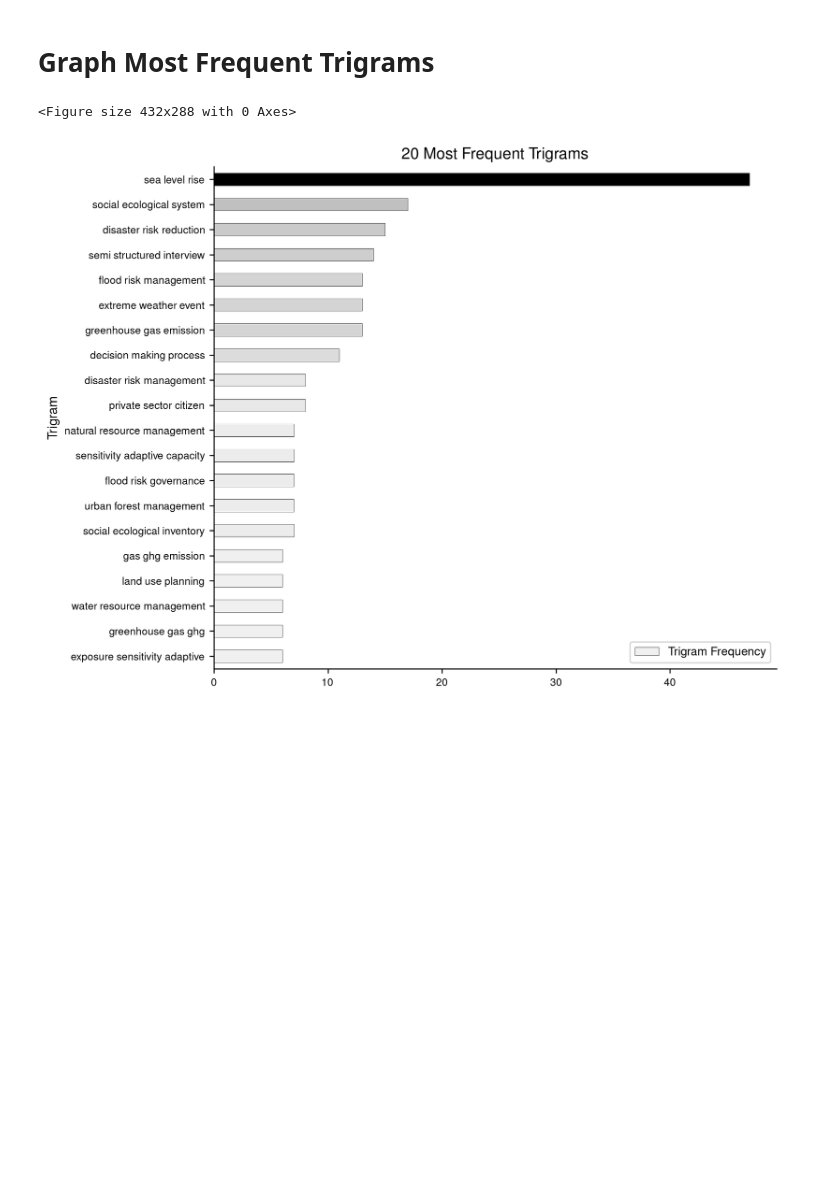
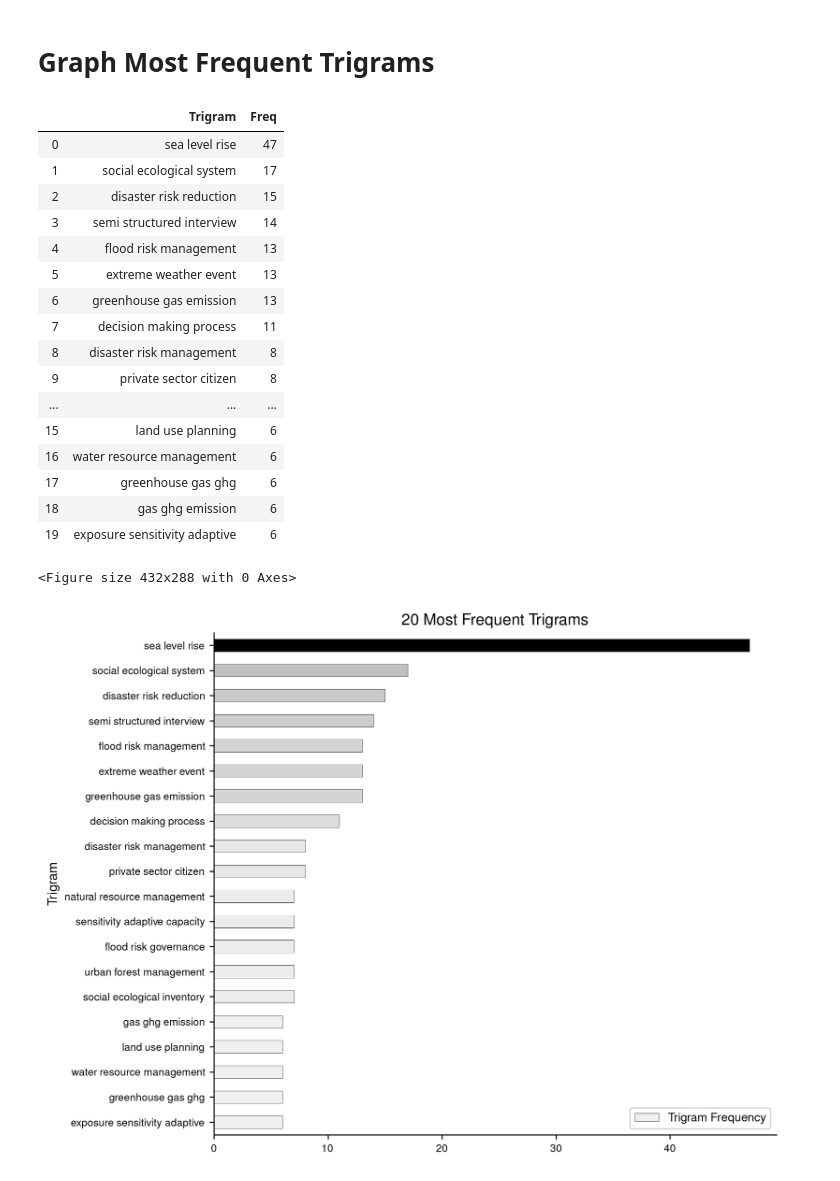
Before and after one commit to urschrei/WIREs, a Jupyter notebook: WIREs.ipynb, the cells around one changed output. Cells and saved outputs as stored; diff of their text form; code cells hidden in the pictures; blank space fills up the shorter version.

```diff
--- a/WIREs.ipynb
+++ b/WIREs.ipynb
@@ -519,6 +540,26 @@ plt.show()
 top3_combined = get_top_n3_words(combined.abstract_clean, n=20)
 top3_combined = pd.DataFrame(top3_combined)
 top3_combined.columns = ["Trigram", "Freq"]
+# %%
+top3_combined
+# %% [output]
+|  | Trigram | Freq |
+| 0 | sea level rise | 47 |
+| 1 | social ecological system | 17 |
+| 2 | disaster risk reduction | 15 |
+| 3 | semi structured interview | 14 |
+| 4 | flood risk management | 13 |
+| 5 | extreme weather event | 13 |
+| 6 | greenhouse gas emission | 13 |
+| 7 | decision making process | 11 |
+| 8 | disaster risk management | 8 |
+| 9 | private sector citizen | 8 |
+| ... | ... | ... |
+| 15 | land use planning | 6 |
+| 16 | water resource management | 6 |
+| 17 | greenhouse gas ghg | 6 |
+| 18 | gas ghg emission | 6 |
+| 19 | exposure sensitivity adaptive | 6 |
 # %%
 plt.clf()
 fig, ax = plt.subplots(1, figsize=(8.0, 6.0), dpi=255)
```
Also changed, not shown: parts of 7 cells of this notebook.
